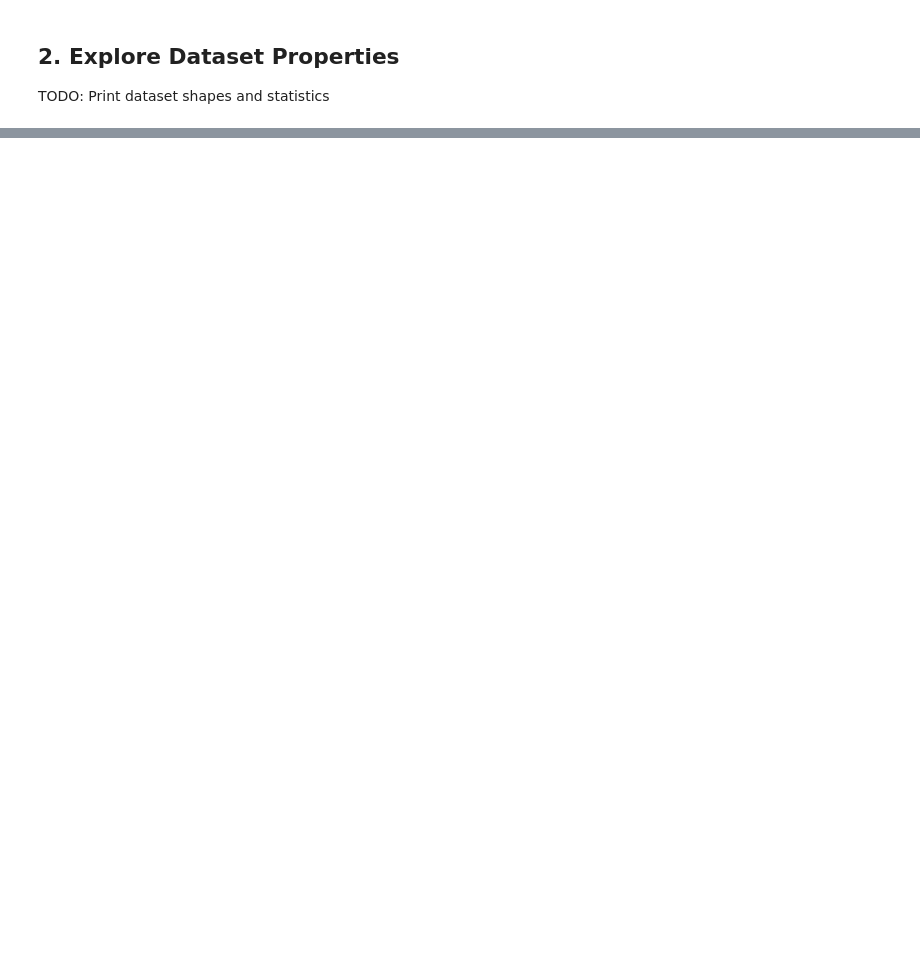
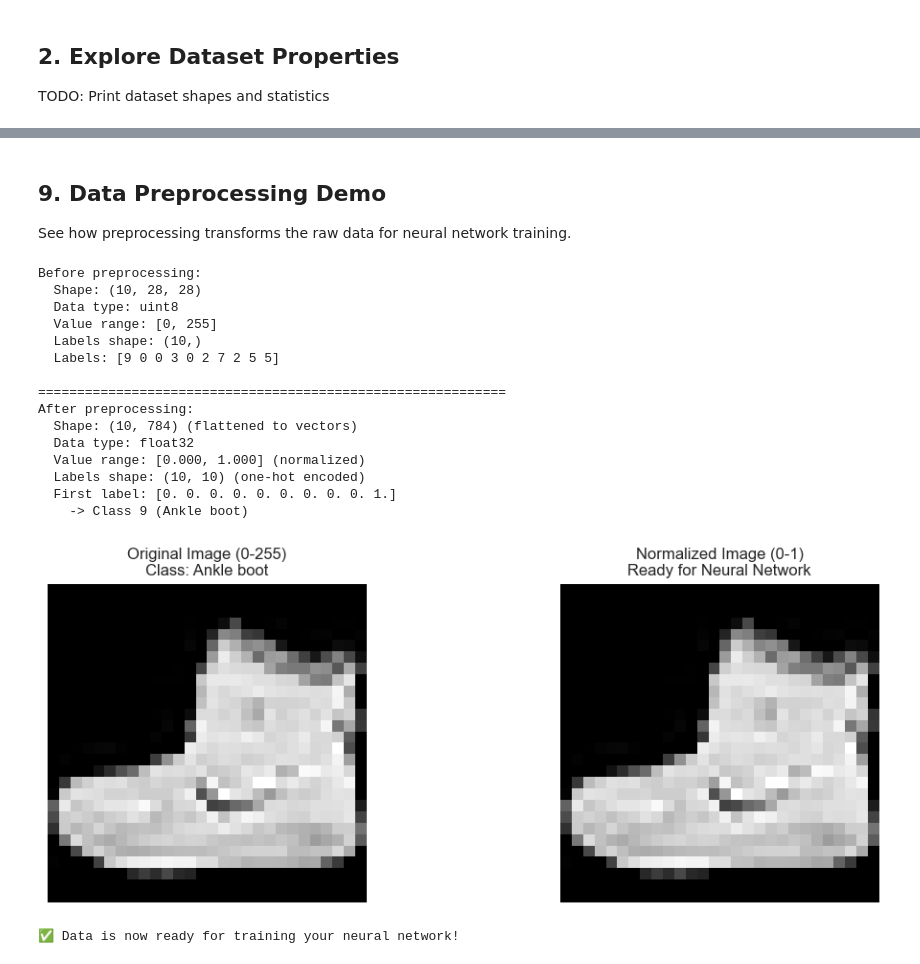
Before and after one commit to makssuppras1/DeepLearningGroup71, a Jupyter notebook: notebooks/01_data_exploration.ipynb, the cells around one changed output, grey strips where cells are left out. Saved outputs shown, nothing was run; the diff lists cells and outputs as text; code cells hidden in the pictures; blank space fills up the shorter version.

```diff
--- a/notebooks/01_data_exploration.ipynb
+++ b/notebooks/01_data_exploration.ipynb
@@ -38,0 +402,68 @@ TODO: Print dataset shapes and statistics
+# %% [markdown]
+## 9. Data Preprocessing Demo
+
+See how preprocessing transforms the raw data for neural network training.
+# %%
+# Take a small sample for demonstration
+X_sample_fmnist = X_train_fmnist[:10]
+y_sample_fmnist = y_train_fmnist[:10]
+
+print("Before preprocessing:")
+print(f"  Shape: {X_sample_fmnist.shape}")
+print(f"  Data type: {X_sample_fmnist.dtype}")
+print(f"  Value range: [{X_sample_fmnist.min()}, {X_sample_fmnist.max()}]")
+print(f"  Labels shape: {y_sample_fmnist.shape}")
+print(f"  Labels: {y_sample_fmnist}")
+
+# Apply preprocessing: flatten and normalize
+X_processed, y_processed = preprocess_data(
+    X_sample_fmnist,
+    y_sample_fmnist,
+    num_classes=10,
+    flatten=True,
+    normalize=True
+)
+
+print("\n" + "="*60)
+print("After preprocessing:")
+print(f"  Shape: {X_processed.shape} (flattened to vectors)")
+print(f"  Data type: {X_processed.dtype}")
+print(f"  Value range: [{X_processed.min():.3f}, {X_processed.max():.3f}] (normalized)")
+print(f"  Labels shape: {y_processed.shape} (one-hot encoded)")
+print(f"  First label: {y_processed[0]}")
+print(f"    -> Class {y_sample_fmnist[0]} ({fmnist_classes[y_sample_fmnist[0]]})")
+
+# Visualize the effect of normalization
+fig, axes = plt.subplots(1, 2, figsize=(12, 4))
+
+# Original image
+axes[0].imshow(X_sample_fmnist[0], cmap='gray', vmin=0, vmax=255)
+axes[0].set_title(f'Original Image (0-255)\nClass: {fmnist_classes[y_sample_fmnist[0]]}', fontsize=12)
+axes[0].axis('off')
+
+# Normalized image (reshaped from flat)
+normalized_img = X_processed[0].reshape(28, 28)
+axes[1].imshow(normalized_img, cmap='gray', vmin=0, vmax=1)
+axes[1].set_title(f'Normalized Image (0-1)\nReady for Neural Network', fontsize=12)
+axes[1].axis('off')
+
+plt.tight_layout()
+plt.show()
+# %% [output]
+Before preprocessing:
+  Shape: (10, 28, 28)
+  Data type: uint8
+  Value range: [0, 255]
+  Labels shape: (10,)
+  Labels: [9 0 0 3 0 2 7 2 5 5]
+
+============================================================
+After preprocessing:
+  Shape: (10, 784) (flattened to vectors)
+  Data type: float32
+  Value range: [0.000, 1.000] (normalized)
+  Labels shape: (10, 10) (one-hot encoded)
+  First label: [0. 0. 0. 0. 0. 0. 0. 0. 0. 1.]
+    -> Class 9 (Ankle boot)
+[figure, added]
+✅ Data is now ready for training your neural network!
```
Also changed, not shown: parts of 18 cells of this notebook, 3 other files.
